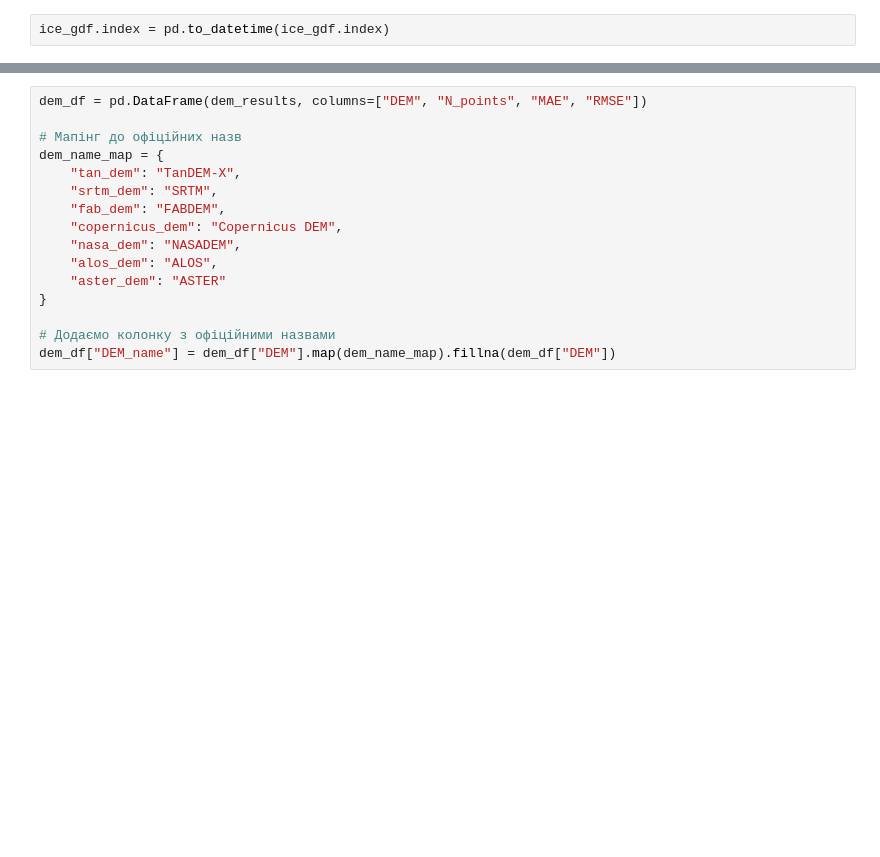
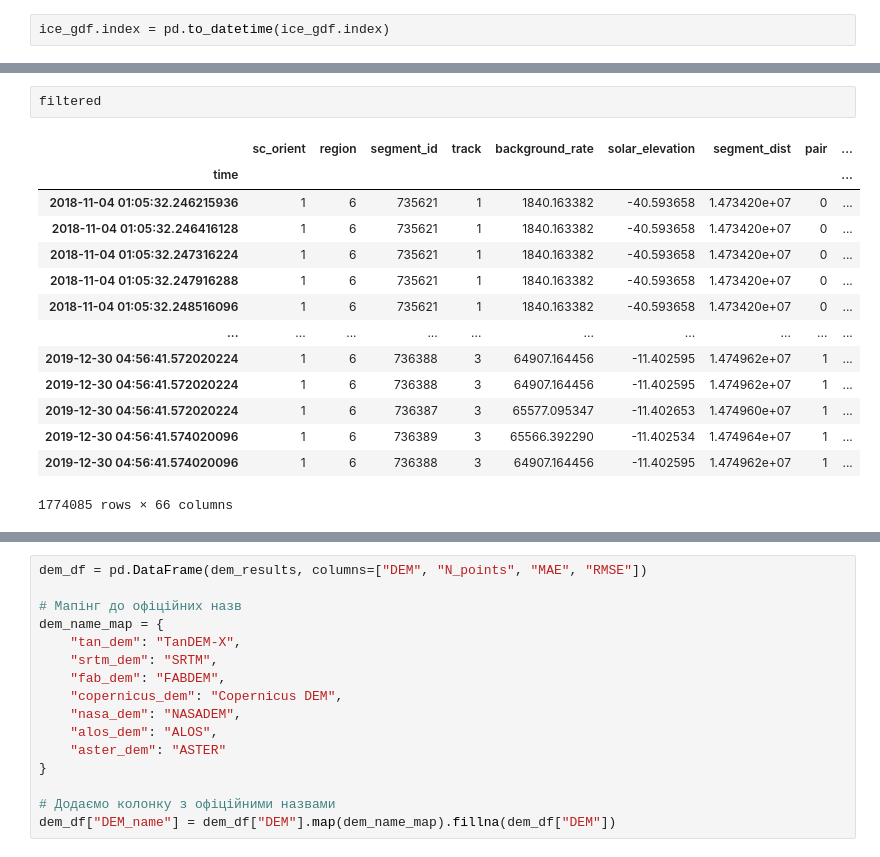
Before and after one commit to NikoriakViktot/dem-analysis, a Jupyter notebook: notebooks/icesat/stats_dem_icesat.ipynb, the cells around one changed output, grey strips where cells are left out. Cells and saved outputs as stored; diff of their text form; blank space fills up the shorter version.

```diff
--- a/notebooks/stats_dem_icesat.ipynb
+++ b/notebooks/icesat/stats_dem_icesat.ipynb
@@ -46,3 +109,20 @@ ice_gdf.index = pd.to_datetime(ice_gdf.index)
+# %%
+filtered
+# %% [output]
+|  | sc_orient | region | segment_id | track | background_rate | solar_elevation | segment_dist | pair | ... |
+| time |  |  |  |  |  |  |  |  | ... |
+| 2018-11-04 01:05:32.246215936 | 1 | 6 | 735621 | 1 | 1840.163382 | -40.593658 | 1.473420e+07 | 0 | ... |
+| 2018-11-04 01:05:32.246416128 | 1 | 6 | 735621 | 1 | 1840.163382 | -40.593658 | 1.473420e+07 | 0 | ... |
+| 2018-11-04 01:05:32.247316224 | 1 | 6 | 735621 | 1 | 1840.163382 | -40.593658 | 1.473420e+07 | 0 | ... |
+| 2018-11-04 01:05:32.247916288 | 1 | 6 | 735621 | 1 | 1840.163382 | -40.593658 | 1.473420e+07 | 0 | ... |
+| 2018-11-04 01:05:32.248516096 | 1 | 6 | 735621 | 1 | 1840.163382 | -40.593658 | 1.473420e+07 | 0 | ... |
+| ... | ... | ... | ... | ... | ... | ... | ... | ... | ... |
+| 2019-12-30 04:56:41.572020224 | 1 | 6 | 736388 | 3 | 64907.164456 | -11.402595 | 1.474962e+07 | 1 | ... |
+| 2019-12-30 04:56:41.572020224 | 1 | 6 | 736388 | 3 | 64907.164456 | -11.402595 | 1.474962e+07 | 1 | ... |
+| 2019-12-30 04:56:41.572020224 | 1 | 6 | 736387 | 3 | 65577.095347 | -11.402653 | 1.474960e+07 | 1 | ... |
+| 2019-12-30 04:56:41.574020096 | 1 | 6 | 736389 | 3 | 65566.392290 | -11.402534 | 1.474964e+07 | 1 | ... |
+| 2019-12-30 04:56:41.574020096 | 1 | 6 | 736388 | 3 | 64907.164456 | -11.402595 | 1.474962e+07 | 1 | ... |
+1774085 rows × 66 columns
 # %%
 
 # --- Фільтрація якісних даних (Spot 3, RGT 396, надійні фотони) ---
```
Also changed, not shown: parts of 9 cells of this notebook, 36 other files.
